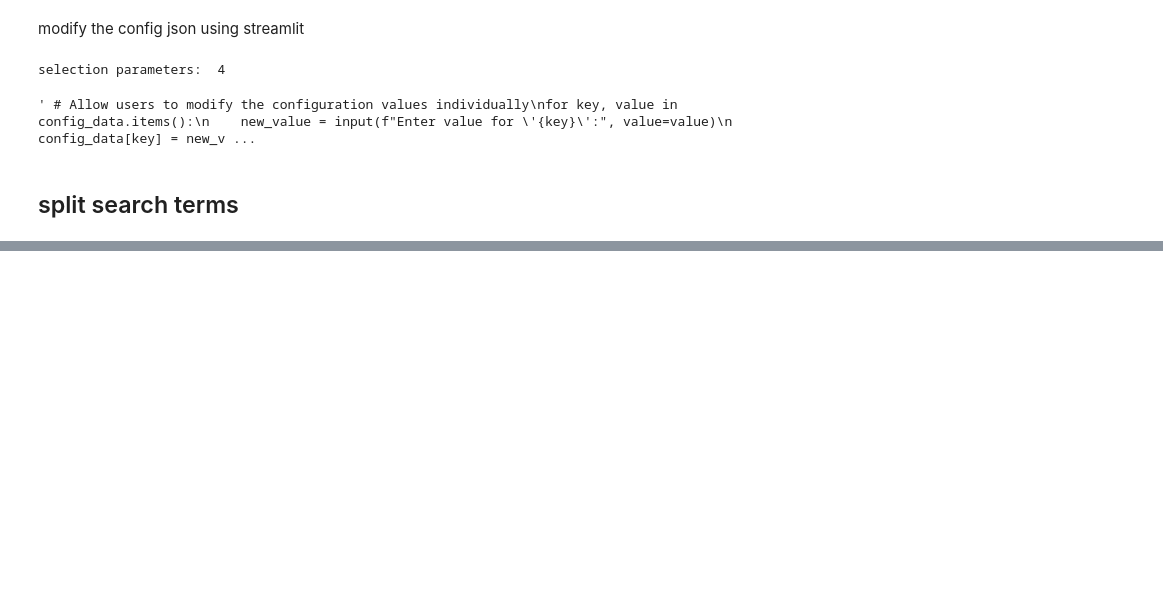
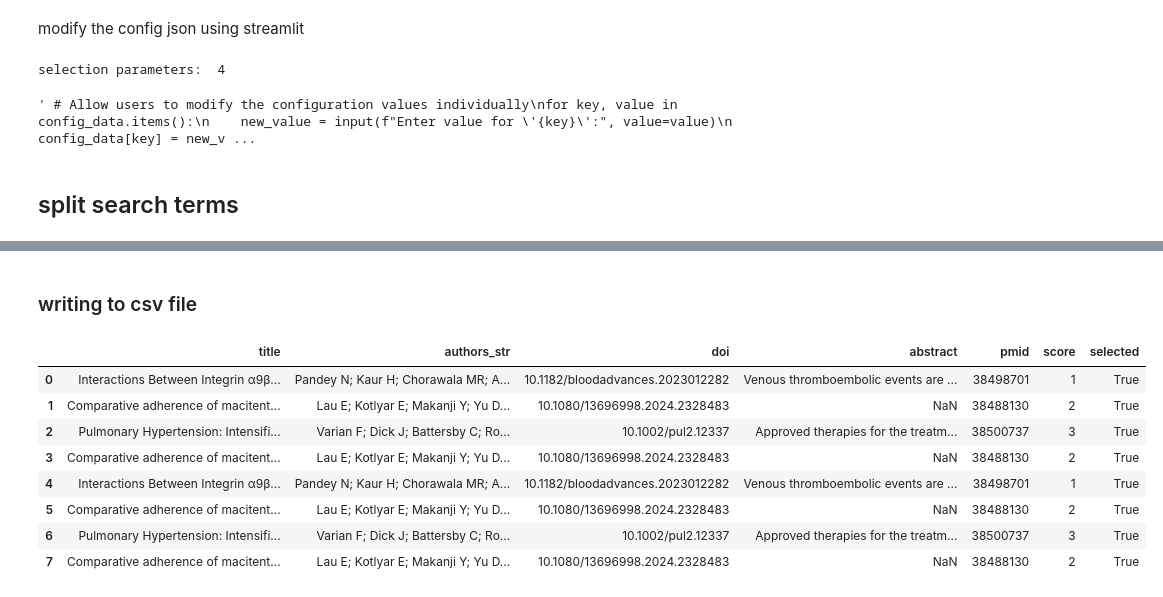
Before and after one commit to JoseCouceiro/MAF_Assistant, a Jupyter notebook: trythings.ipynb, the cells around one changed output, grey strips where cells are left out. Drawn from its saved outputs; the diff is of its cells as text; code cells hidden in the pictures; blank space fills up the shorter version.

Commit message:
save to a csv database

```diff
--- a/trythings.ipynb
+++ b/trythings.ipynb
@@ -266,0 +422,2 @@ dic = {'cualqueir_cosa': 3}
+# %% [markdown]
+### writing to csv file
@@ -266,0 +447,14 @@ dic = {'cualqueir_cosa': 3}
+# %%
+database = pd.read_csv('wfile.csv')
+# %%
+database
+# %% [output]
+|  | title | authors_str | doi | abstract | pmid | score | selected |
+| 0 | Interactions Between Integrin α9β... | Pandey N; Kaur H; Chorawala MR; A... | 10.1182/bloodadvances.2023012282 | Venous thromboembolic events are ... | 38498701 | 1 | True |
+| 1 | Comparative adherence of macitent... | Lau E; Kotlyar E; Makanji Y; Yu D... | 10.1080/13696998.2024.2328483 | NaN | 38488130 | 2 | True |
+| 2 | Pulmonary Hypertension: Intensifi... | Varian F; Dick J; Battersby C; Ro... | 10.1002/pul2.12337 | Approved therapies for the treatm... | 38500737 | 3 | True |
+| 3 | Comparative adherence of macitent... | Lau E; Kotlyar E; Makanji Y; Yu D... | 10.1080/13696998.2024.2328483 | NaN | 38488130 | 2 | True |
+| 4 | Interactions Between Integrin α9β... | Pandey N; Kaur H; Chorawala MR; A... | 10.1182/bloodadvances.2023012282 | Venous thromboembolic events are ... | 38498701 | 1 | True |
+| 5 | Comparative adherence of macitent... | Lau E; Kotlyar E; Makanji Y; Yu D... | 10.1080/13696998.2024.2328483 | NaN | 38488130 | 2 | True |
+| 6 | Pulmonary Hypertension: Intensifi... | Varian F; Dick J; Battersby C; Ro... | 10.1002/pul2.12337 | Approved therapies for the treatm... | 38500737 | 3 | True |
+| 7 | Comparative adherence of macitent... | Lau E; Kotlyar E; Makanji Y; Yu D... | 10.1080/13696998.2024.2328483 | NaN | 38488130 | 2 | True |
```
Also changed, not shown: parts of 25 cells of this notebook, 9 other files.
